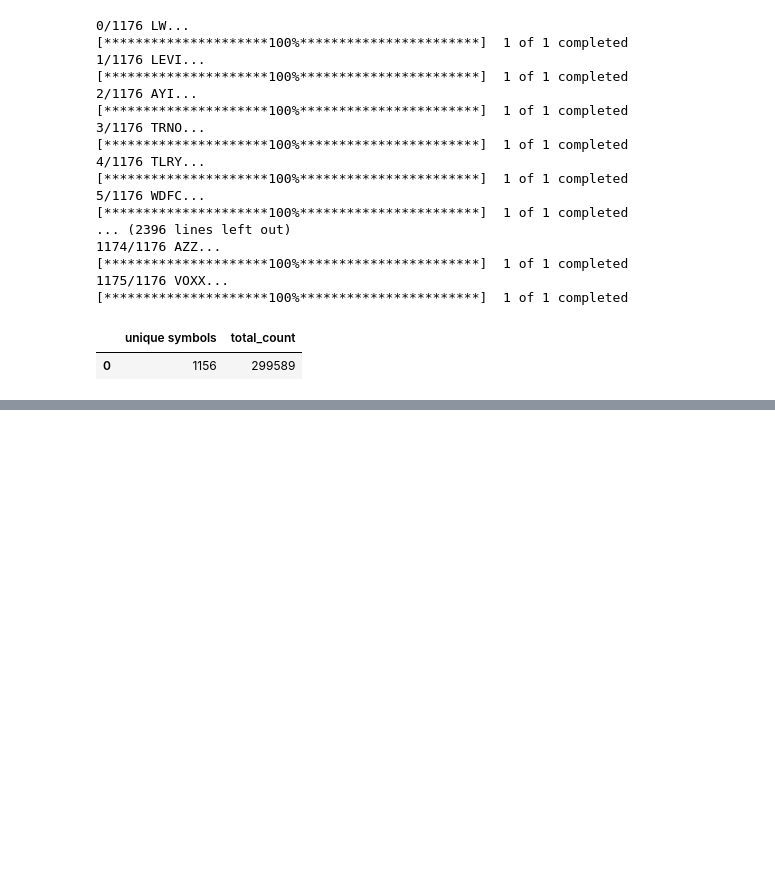
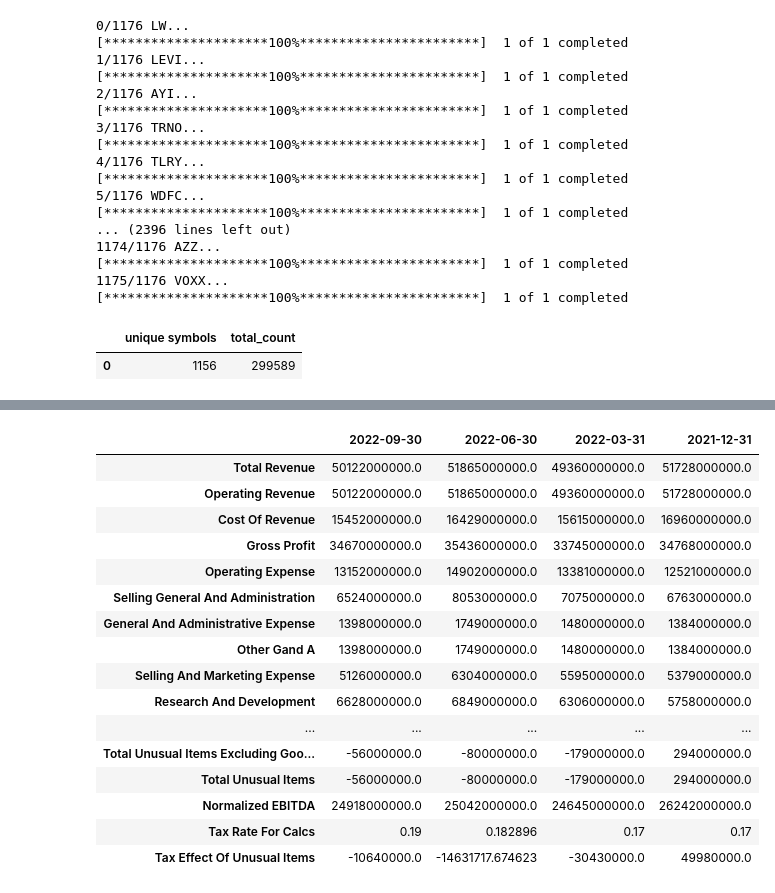
Before and after one commit to kulasinski/multitrader, a Jupyter notebook: db_loader.ipynb, the cells around one changed output, grey strips where cells are left out. Cells and saved outputs as stored; diff of their text form; code cells hidden in the pictures; blank space fills up the shorter version.

Commit message:
db scaper based on yfinance

```diff
--- a/db_loader.ipynb
+++ b/db_loader.ipynb
@@ -233,0 +236,4 @@ pd.read_sql_query('SELECT count(distinct ticker) as "unique symbols", count(1) a
+# %%
+import yfinance as yf
+
+msft = yf.Ticker("MSFT")
@@ -233,0 +344,24 @@ pd.read_sql_query('SELECT count(distinct ticker) as "unique symbols", count(1) a
+# %%
+
+# show financials:
+# - income statement
+msft.income_stmt
+msft.quarterly_income_stmt
+# %% [output]
+|  | 2022-09-30 | 2022-06-30 | 2022-03-31 | 2021-12-31 |
+| Total Revenue | 50122000000.0 | 51865000000.0 | 49360000000.0 | 51728000000.0 |
+| Operating Revenue | 50122000000.0 | 51865000000.0 | 49360000000.0 | 51728000000.0 |
+| Cost Of Revenue | 15452000000.0 | 16429000000.0 | 15615000000.0 | 16960000000.0 |
+| Gross Profit | 34670000000.0 | 35436000000.0 | 33745000000.0 | 34768000000.0 |
+| Operating Expense | 13152000000.0 | 14902000000.0 | 13381000000.0 | 12521000000.0 |
+| Selling General And Administration | 6524000000.0 | 8053000000.0 | 7075000000.0 | 6763000000.0 |
+| General And Administrative Expense | 1398000000.0 | 1749000000.0 | 1480000000.0 | 1384000000.0 |
+| Other Gand A | 1398000000.0 | 1749000000.0 | 1480000000.0 | 1384000000.0 |
+| Selling And Marketing Expense | 5126000000.0 | 6304000000.0 | 5595000000.0 | 5379000000.0 |
+| Research And Development | 6628000000.0 | 6849000000.0 | 6306000000.0 | 5758000000.0 |
+| ... | ... | ... | ... | ... |
+| Total Unusual Items Excluding Goo... | -56000000.0 | -80000000.0 | -179000000.0 | 294000000.0 |
+| Total Unusual Items | -56000000.0 | -80000000.0 | -179000000.0 | 294000000.0 |
+| Normalized EBITDA | 24918000000.0 | 25042000000.0 | 24645000000.0 | 26242000000.0 |
+| Tax Rate For Calcs | 0.19 | 0.182896 | 0.17 | 0.17 |
+| Tax Effect Of Unusual Items | -10640000.0 | -14631717.674623 | -30430000.0 | 49980000.0 |
```
Also changed, not shown: parts of 23 cells of this notebook, 3 other files.
